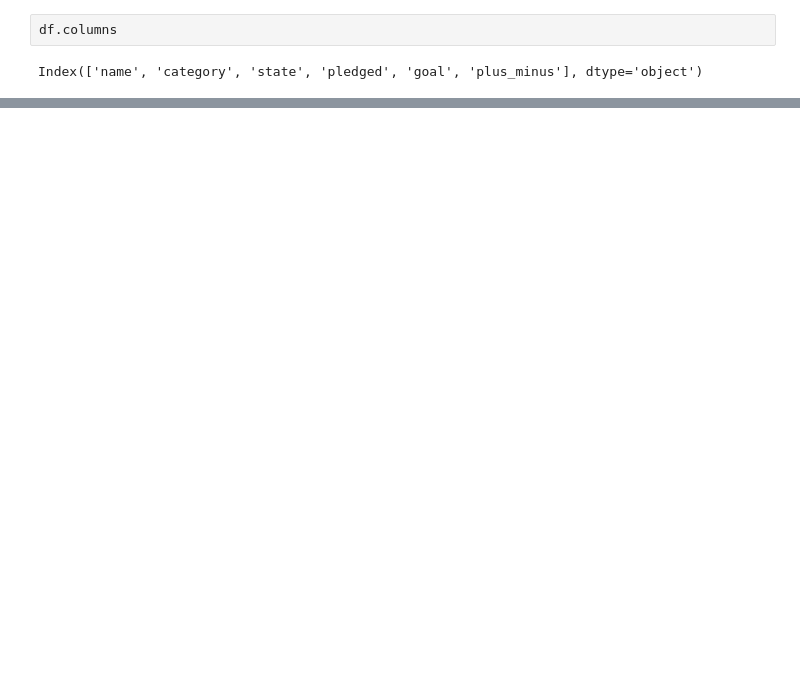
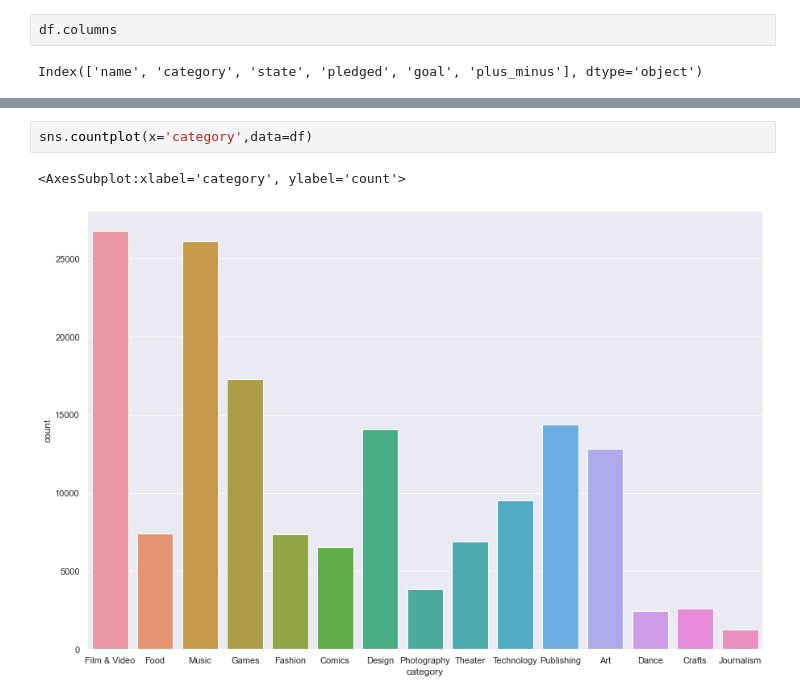
Before and after one commit to data301-2021-summer2/project-group46-project, a Jupyter notebook: analysis/submitted/milestone2.ipynb, the cells around one changed output, grey strips where cells are left out. Drawn from its saved outputs; the diff is of its cells as text; blank space fills up the shorter version.

```diff
--- a/analysis/submitted/milestone2.ipynb
+++ b/analysis/submitted/milestone2.ipynb
@@ -73,0 +76,5 @@ sns.barplot(data=df,x='category',y='plus_minus',estimator=np.sum)
+# %%
+sns.countplot(x='category',data=df)
+# %% [output]
+<AxesSubplot:xlabel='category', ylabel='count'>
+[figure, added]
```
Also changed, not shown: parts of 12 cells of this notebook, 1 other file.
